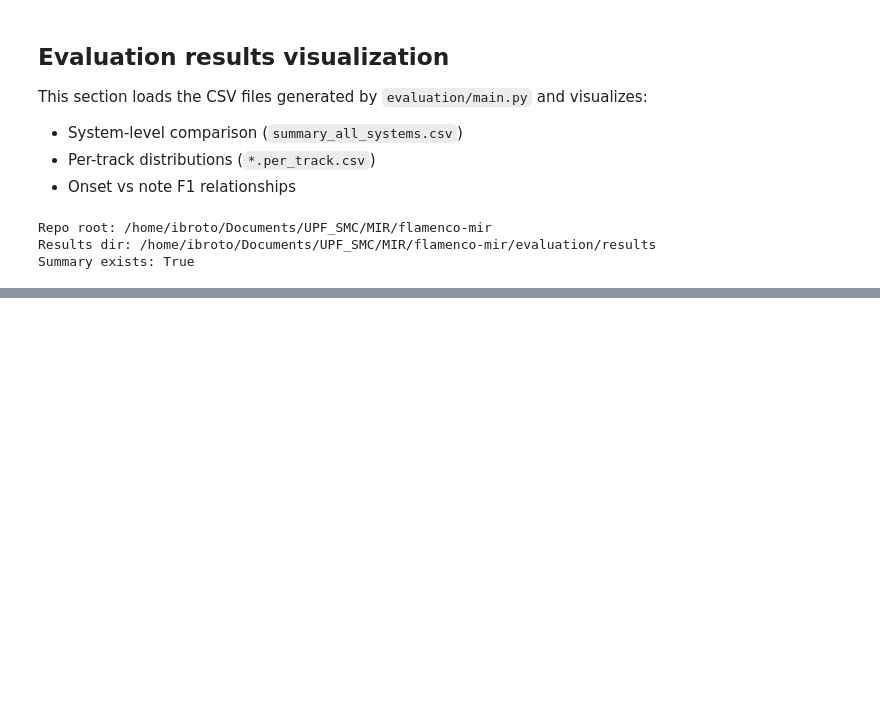
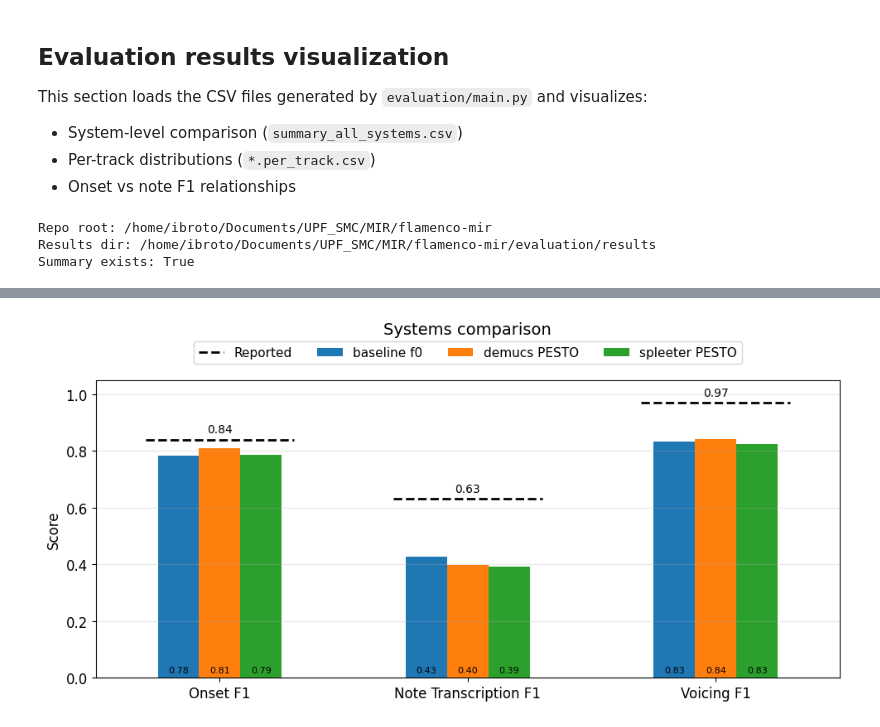
Before and after one commit to martiinsssssss/flamenco-mir, a Jupyter notebook: evaluation/eval.ipynb, the cells around one changed output, grey strips where cells are left out. Saved outputs shown, nothing was run; the diff lists cells and outputs as text; code cells hidden in the pictures; blank space fills up the shorter version.

```diff
--- a/evaluation/eval.ipynb
+++ b/evaluation/eval.ipynb
@@ -54,3 +55,83 @@ plt.show()
+# %%
+# Cante-only grouped bar chart: bars grouped by metric
+metrics = ["onset_f1", "mir_eval_note_f1", "voicing_f1"]
+
+cante_df = summary_df[summary_df["system"].str.endswith("_cante_transcription")].copy()
+if cante_df.empty:
+    raise ValueError("No systems ending with '_cante_transcription' found in summary_all_systems.csv")
+
+system_order = [s for s in summary_df["system"].tolist() if s in set(cante_df["system"])]
+
+long_df = cante_df.melt(
+    id_vars="system",
+    value_vars=metrics,
+    var_name="metric",
+    value_name="score",
+)
+
+grouped = long_df.pivot(index="metric", columns="system", values="score")
+grouped = grouped.loc[metrics, system_order]
+
+# Clean legend labels
+grouped = grouped.rename(
+    columns=lambda s: s.replace("_cante_transcription", "")
+                .replace("_transcription", "")
+                .replace("_", " ")
+)
+
+metric_labels = {
+    "onset_f1": "Onset F1",
+    "mir_eval_note_f1": "Note Transcription F1",
+    "voicing_f1": "Voicing F1",
+}
+
+reported = {
+    "onset_f1": 0.84,
+    "mir_eval_note_f1": 0.63,
+    "voicing_f1": 0.97,
+}
+
+display_metrics = [metric_labels[m] for m in metrics]
+grouped.index = display_metrics
+
+ax = grouped.plot(kind="bar", figsize=(10, 5), rot=0)
+ax.set_title("Systems comparison", pad=40)
+#ax.set_xlabel("Metric")
+ax.set_ylabel("Score")
+y_top = max(float(grouped.max().max()), max(reported.values())) + 0.08
+ax.set_ylim(0, min(1.10, y_top))
+ax.grid(axis="y", alpha=0.3)
+
+# Add reported metric reference lines on top of each metric group
+for i, metric in enumerate(metrics):
+    y = reported[metric]
+    ax.hlines(
+        y=y,
+        xmin=i - 0.3,
+        xmax=i + 0.3,
+        colors="black",
+        linestyles="--",
+        linewidth=2,
+        label="Reported" if i == 0 else None,
+        zorder=5,
+    )
+    y_text = min(y + 0.015, ax.get_ylim()[1] - 0.01)
+    ax.text(i, y_text, f"{y:.2f}", ha="center", va="bottom", fontsize=10)
+
+# Add small values at the bottom of each bar
+for container in ax.containers:
+    for bar in container:
+        h = bar.get_height()
+        if h != h:
+            continue
+        x = bar.get_x() + bar.get_width() / 2
+        ax.text(x, 0.012, f"{h:.2f}", ha="center", va="bottom", fontsize=8)
+
+ax.legend(loc="upper center", bbox_to_anchor=(0.5, 1.15), ncol=4, frameon=True)
+plt.tight_layout()
+plt.show()
+# %% [output]
+[figure, added]
 # %%
 # Load all per-track files and concatenate
 per_track_paths = sorted(results_dir.glob("*.per_track.csv"))
```
Also changed, not shown: parts of 11 cells of this notebook.
